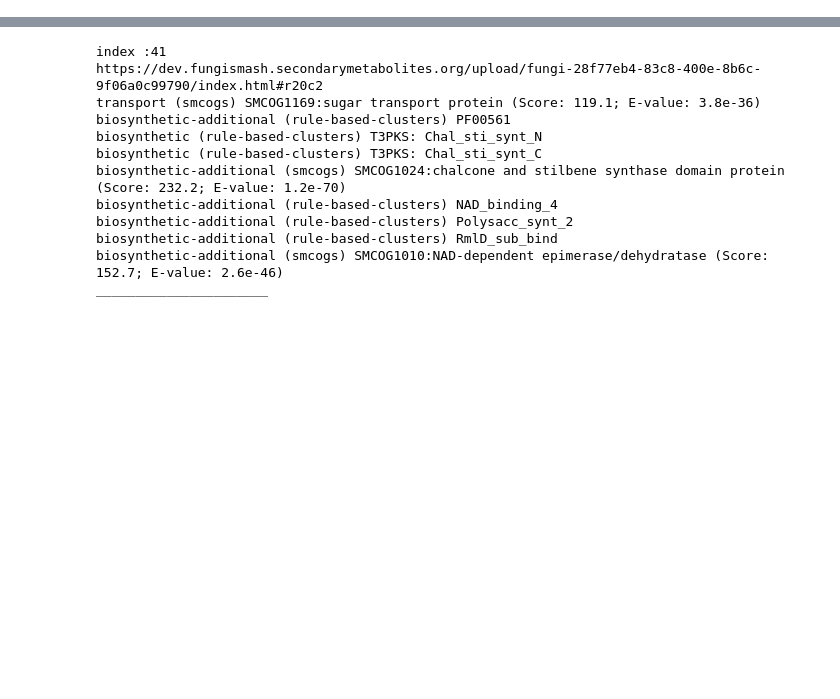
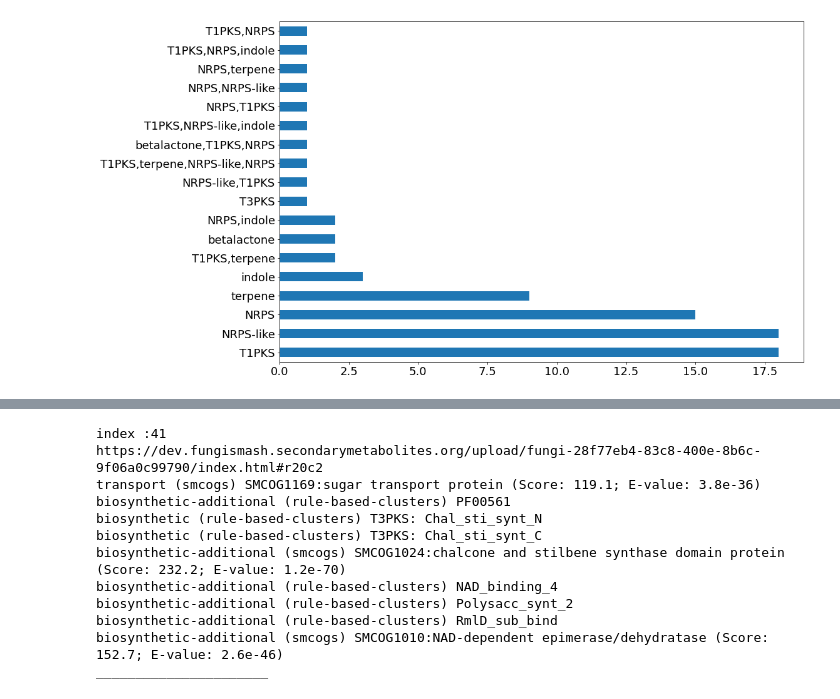
Before and after one commit to matinnuhamunada/course_27815, a Jupyter notebook: CHO_015404.ipynb, the cells around one changed output, grey strips where cells are left out. Saved outputs shown, nothing was run; the diff lists cells and outputs as text; code cells hidden in the pictures; blank space fills up the shorter version.

```diff
--- a/CHO_015404.ipynb
+++ b/CHO_015404.ipynb
@@ -74,0 +100,8 @@ df_summary
+# %%
+df_summary.Type.value_counts().plot(kind='barh')
+
+fig = df_summary.Type.value_counts().plot(kind='barh',  figsize=(15, 10), fontsize=18).get_figure()
+
+fig.savefig('test.png')
+# %% [output]
+[figure, added]
```
Also changed, not shown: parts of 5 cells of this notebook.
